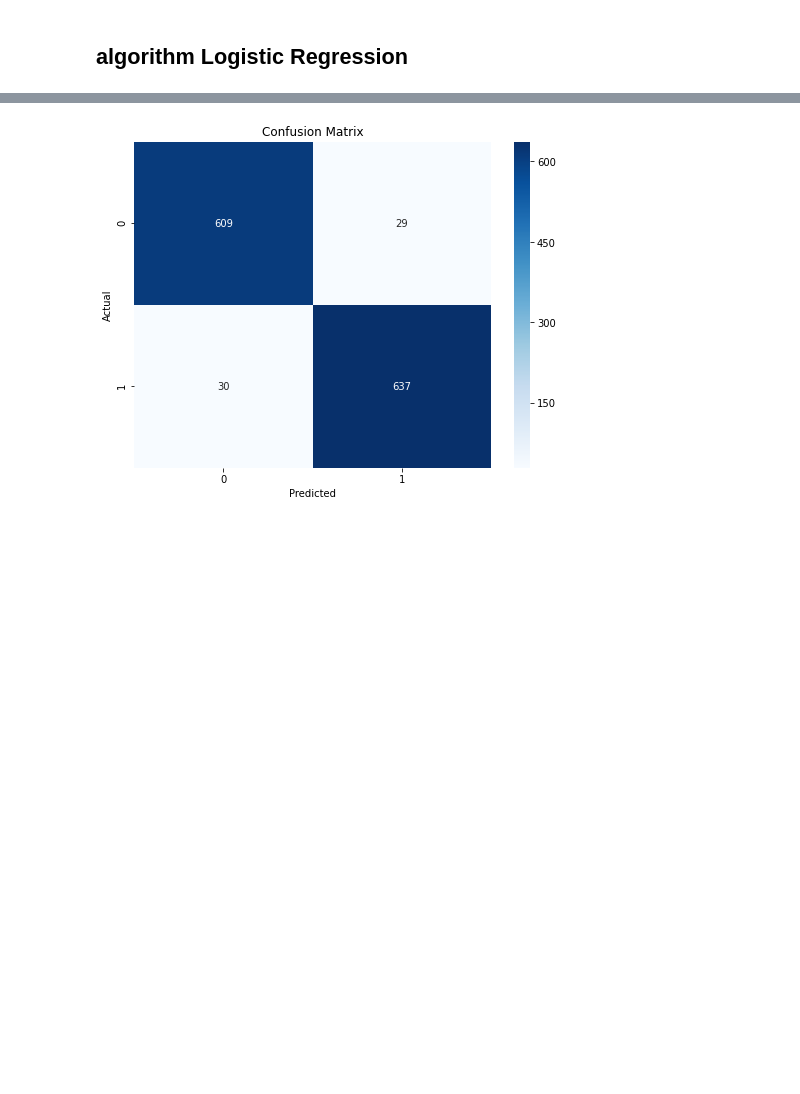
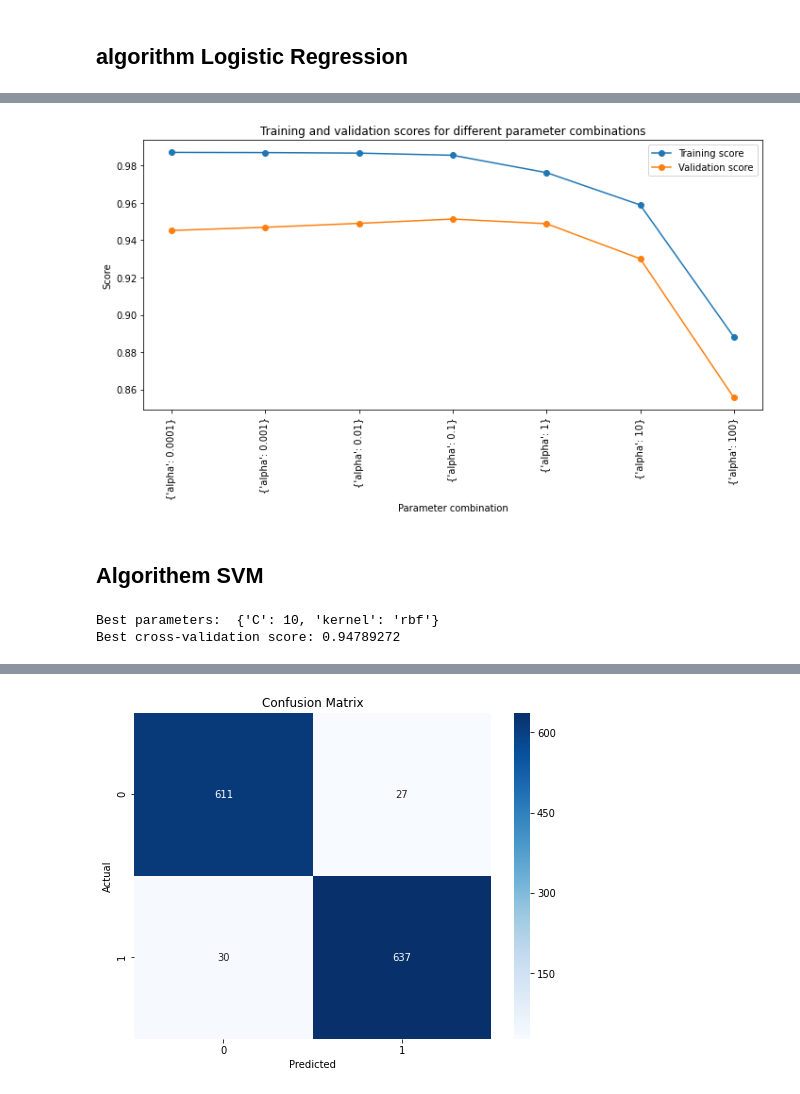
Before and after one commit to Aoukacha-Moussa/DeepTweets, a Jupyter notebook: model.ipynb, the cells around one changed output, grey strips where cells are left out. Drawn from its saved outputs; the diff is of its cells as text; code cells hidden in the pictures; blank space fills up the shorter version.

```diff
--- a/model.ipynb
+++ b/model.ipynb
@@ -230,3 +320,48 @@ Accuracy: 0.9478927203065134
+# %%
+import matplotlib.pyplot as plt
+import numpy as np
+
+def plot_grid_search_cv_results(gridSearch):
+    mean_train_scores = gridSearch.cv_results_['mean_train_score']
+    mean_test_scores = gridSearch.cv_results_['mean_test_score']
+    params = [str(x) for x in gridSearch.cv_results_['params']]
+
+    plt.figure(figsize=(10, 6))
+
+    plt.plot(range(len(params)), mean_train_scores, marker='o', label='Training score')
+    plt.plot(range(len(params)), mean_test_scores, marker='o', label='Validation score')
+
+    plt.xticks(np.arange(len(params)), params, rotation=90)
+    plt.xlabel('Parameter combination')
+    plt.ylabel('Score')
+    plt.title('Training and validation scores for different parameter combinations')
+    plt.legend()
+
+    plt.tight_layout()
+    plt.show()
+
+plot_grid_search_cv_results(Naivebayes)
+# %% [output]
+[figure, added]
+# %% [markdown]
+## Algorithem SVM
+# %%
+from sklearn.svm import SVC
+from sklearn.model_selection import GridSearchCV
+
+svm_model = SVC()
+param_grid = [
+    {'C': [0.0001, 0.001, 0.01, 0.1, 1, 10, 100], 'kernel': ['linear', 'rbf', 'poly', 'sigmoid']}
+]
+SVM_mod = GridSearchCV(svm_model, param_grid, cv=3, scoring='accuracy', return_train_score=True)
+SVM_mod.fit(X_train, y_train)
+y_pred = SVM_mod.predict(X_test)
+
+print("Best parameters: ", SVM_mod.best_params_)
+print("Best cross-validation score: {:.8f}".format(SVM_mod.best_score_))
+# %% [output]
+Best parameters:  {'C': 10, 'kernel': 'rbf'}
+Best cross-validation score: 0.94789272
 # %%
 from sklearn.metrics import classification_report
 print(classification_report(y_test,y_pred))
```
Also changed, not shown: parts of 23 cells of this notebook, 1 other file.
